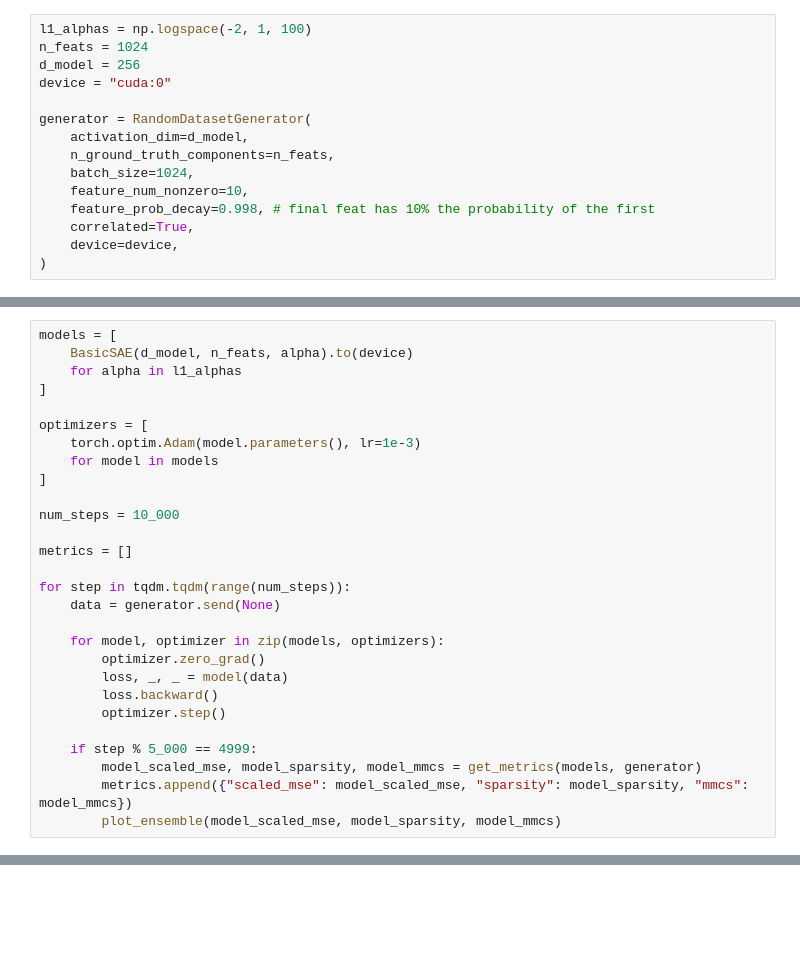
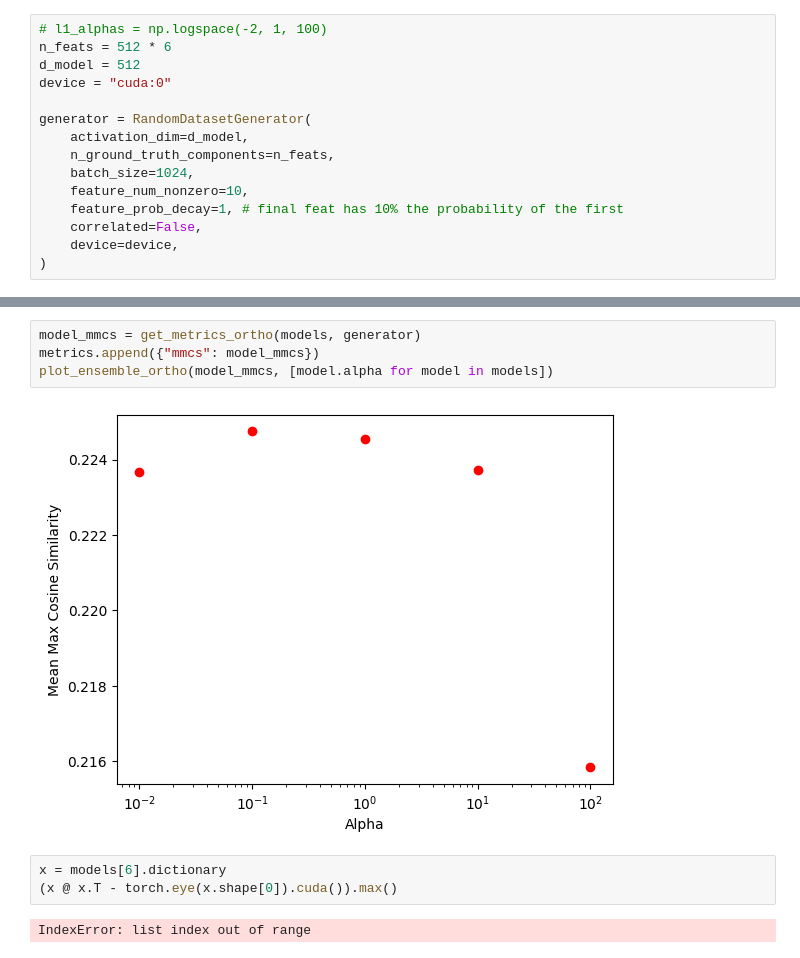
Before and after one commit to Baidicoot/sae_alternatives, a Jupyter notebook: sae_testing_no_noise.ipynb, the cells around one changed output, grey strips where cells are left out. Drawn from its saved outputs; the diff is of its cells as text; blank space fills up the shorter version.

```diff
--- a/sae_testing_no_noise.ipynb
+++ b/sae_testing_no_noise.ipynb
@@ -223,7 +295,7 @@ class BasicSAE(torch.nn.Module):
 # %%
-l1_alphas = np.logspace(-2, 1, 100)
-n_feats = 1024
-d_model = 256
+# l1_alphas = np.logspace(-2, 1, 100)
+n_feats = 512 * 6
+d_model = 512
 device = "cuda:0"
 
 generator = RandomDatasetGenerator(
@@ -231,7 +303,7 @@ generator = RandomDatasetGenerator(
     n_ground_truth_components=n_feats,
     batch_size=1024,
     feature_num_nonzero=10,
-    feature_prob_decay=0.998, # final feat has 10% the probability of the first
-    correlated=True,
+    feature_prob_decay=1, # final feat has 10% the probability of the first
+    correlated=False,
     device=device,
 )
@@ -282,28 +508,0 @@ def plot_ensemble(model_scaled_mse, model_sparsity, model_mmcs):
-# %%
-models = [
-    BasicSAE(d_model, n_feats, alpha).to(device)
-    for alpha in l1_alphas
-]
-
-optimizers = [
-    torch.optim.Adam(model.parameters(), lr=1e-3)
-    for model in models
-]
-
-num_steps = 10_000
-
-metrics = []
-
-for step in tqdm.tqdm(range(num_steps)):
-    data = generator.send(None)
-
-    for model, optimizer in zip(models, optimizers):
-        optimizer.zero_grad()
-        loss, _, _ = model(data)
-        loss.backward()
-        optimizer.step()
-
-    if step % 5_000 == 4999:
-        model_scaled_mse, model_sparsity, model_mmcs = get_metrics(models, generator)
-        metrics.append({"scaled_mse": model_scaled_mse, "sparsity": model_sparsity, "mmcs": model_mmcs})
-        plot_ensemble(model_scaled_mse, model_sparsity, model_mmcs)
@@ -312,0 +587,11 @@ for step in tqdm.tqdm(range(num_steps)):
+# %%
+model_mmcs = get_metrics_ortho(models, generator)
+metrics.append({"mmcs": model_mmcs})
+plot_ensemble_ortho(model_mmcs, [model.alpha for model in models])
+# %% [output]
+[figure, added]
+# %%
+x = models[6].dictionary
+(x @ x.T - torch.eye(x.shape[0]).cuda()).max()
+# %% [output]
+IndexError: list index out of range
```
Also changed, not shown: parts of 18 cells of this notebook, 5 other files.
